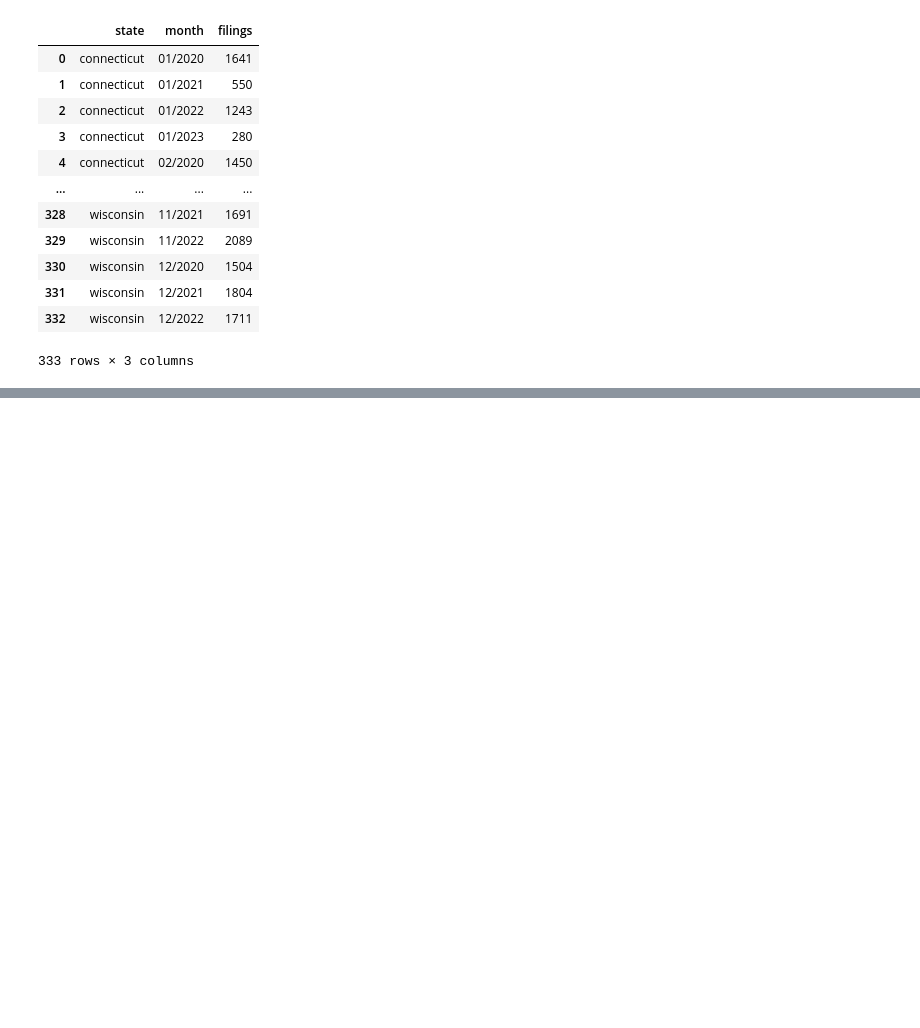
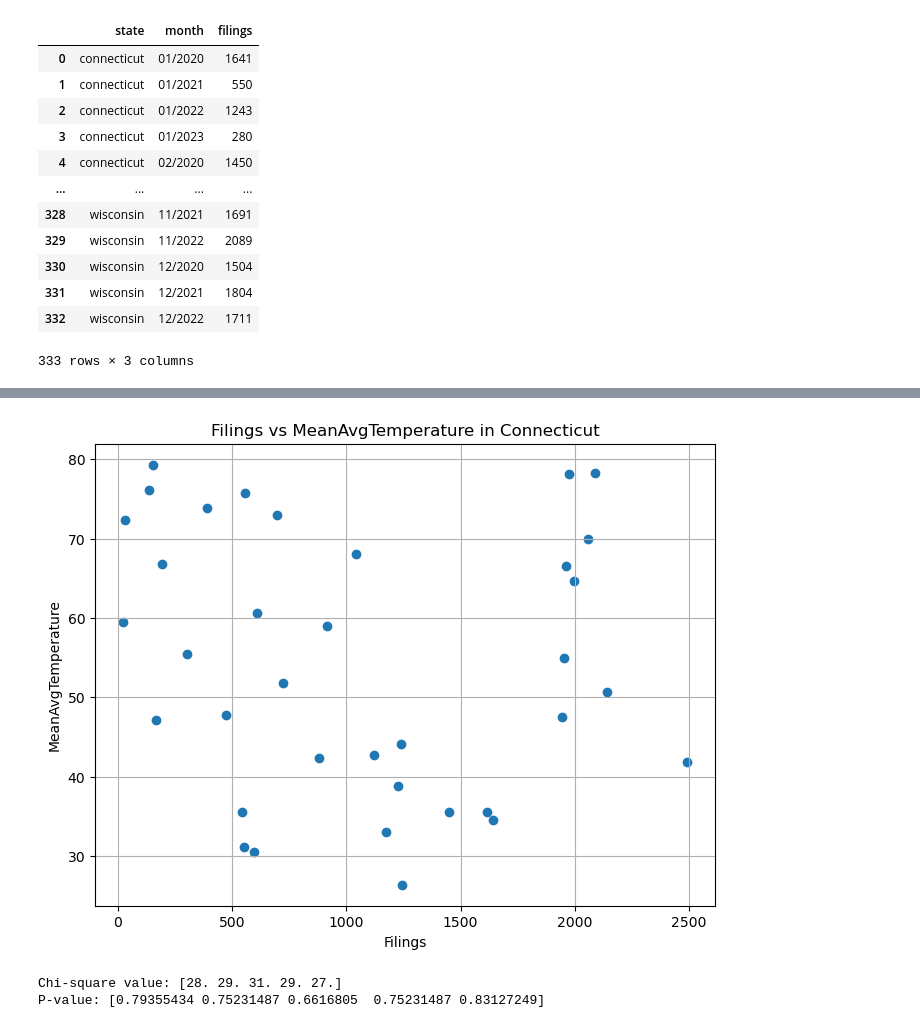
Before and after one commit to leon332157/348FinalProj, a Jupyter notebook: phuong.ipynb, the cells around one changed output, grey strips where cells are left out. Saved outputs shown, nothing was run; the diff lists cells and outputs as text; code cells hidden in the pictures; blank space fills up the shorter version.

```diff
--- a/phuong.ipynb
+++ b/phuong.ipynb
@@ -324,0 +296,26 @@ P-value: [0.79355434 0.75231487 0.6616805  0.75231487 0.83127249]
+# %%
+# Scatter plot for Connecticut Filings vs MeanAvgTemperature
+plt.figure(figsize=(8, 6))
+plt.scatter(new_CT_df['filings'], new_CT_df['MeanAvgTemperature'])
+plt.xlabel('Filings')
+plt.ylabel('MeanAvgTemperature')
+plt.title('Filings vs MeanAvgTemperature in Connecticut')
+plt.grid(True)
+plt.show()
+# %% [output]
+[figure, added]
+# %%
+# Discretize MeanAvgTemperature into bins
+new_CT_df['MeanTempBins'] = pd.cut(new_CT_df['MeanAvgTemperature'], bins=5)  # Adjust the number of bins as needed
+
+# Contingency table for chi-square test
+contingency_table = pd.crosstab(new_CT_df['filings'], new_CT_df['MeanTempBins'])
+
+# Perform chi-square test
+chi2, p_val = chisquare(contingency_table)
+
+print(f"Chi-square value: {chi2}")
+print(f"P-value: {p_val}")
+# %% [output]
+Chi-square value: [28. 29. 31. 29. 27.]
+P-value: [0.79355434 0.75231487 0.6616805  0.75231487 0.83127249]
```
Also changed, not shown: parts of 14 cells of this notebook.
